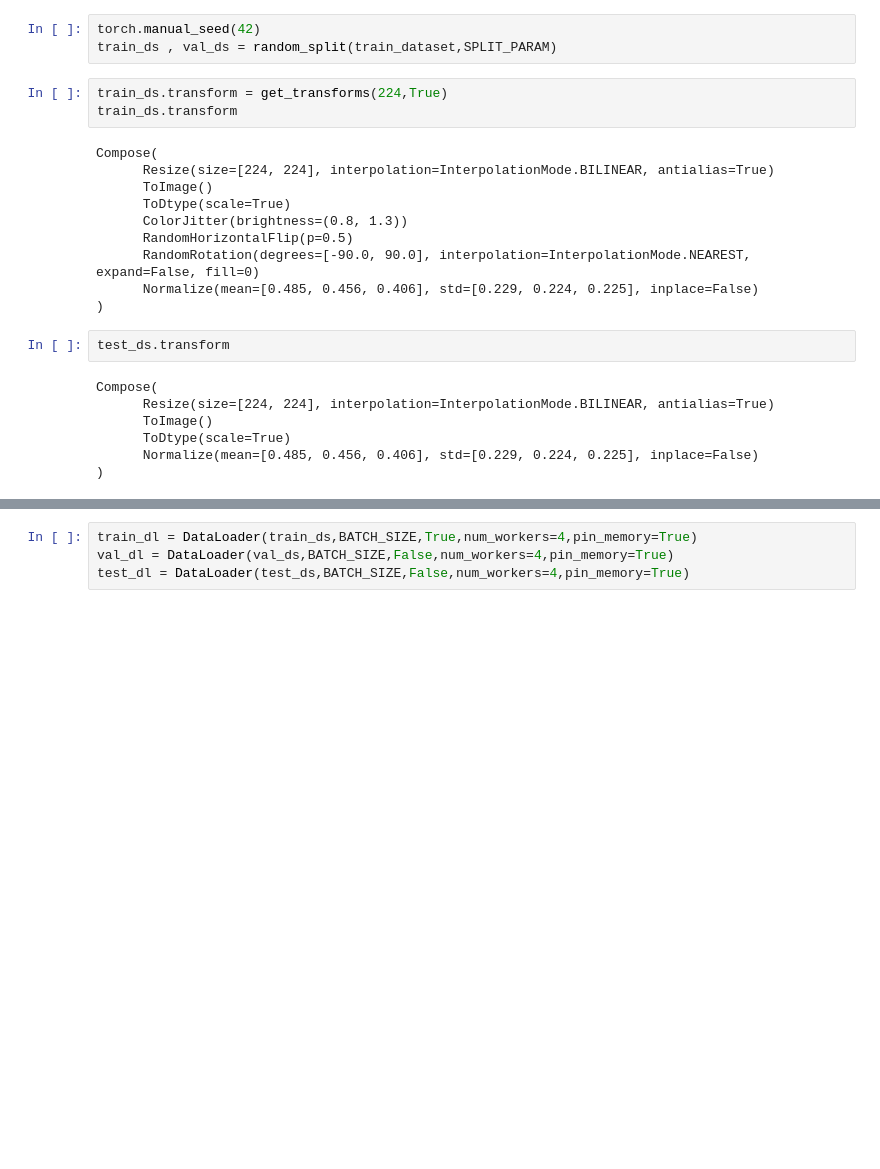
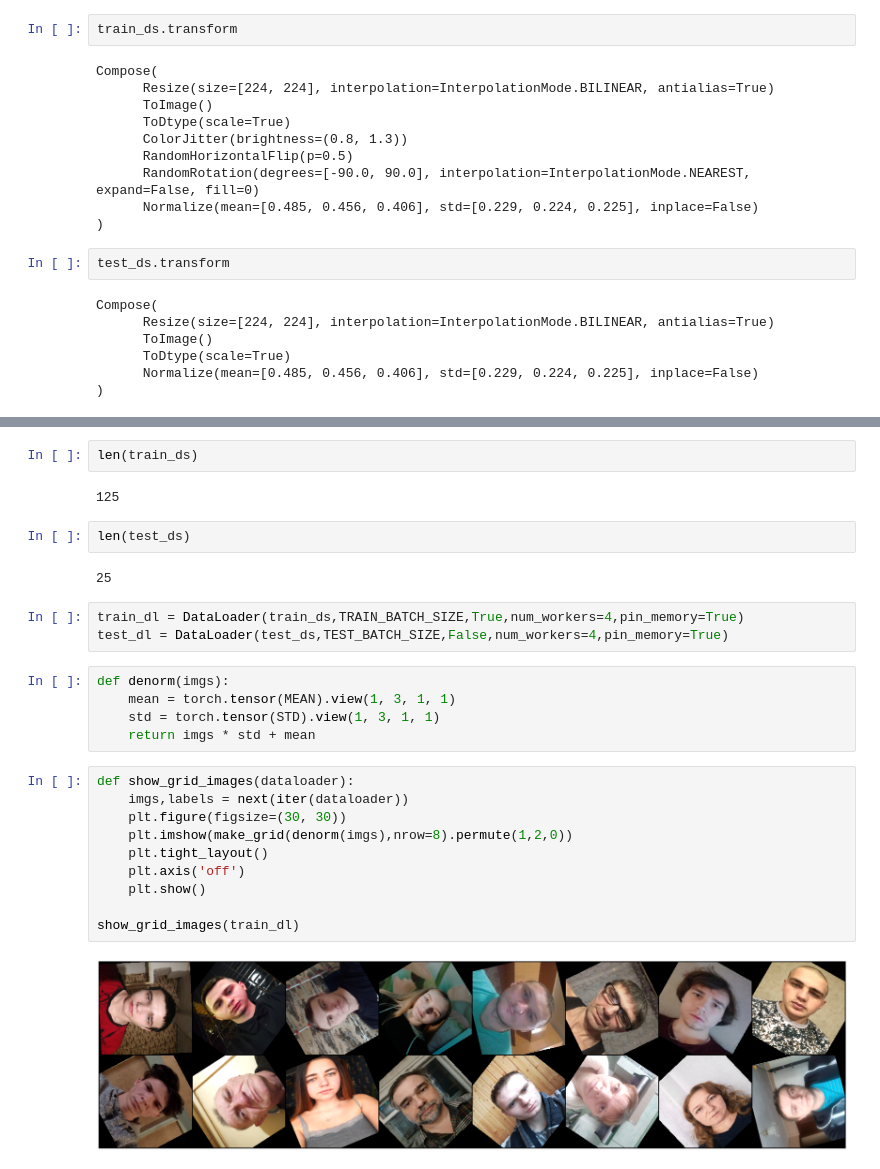
Before and after one commit to abdubakr77/FaceAge-Classifier, a Jupyter notebook: Face Age Classifier.ipynb, the cells around one changed output, grey strips where cells are left out. Cells and saved outputs as stored; diff of their text form; blank space fills up the shorter version.

Commit message:
remove: Validation dataset

```diff
--- a/Face Age Classifier.ipynb
+++ b/Face Age Classifier.ipynb
@@ -133,9 +132,5 @@ train_dataset = ImageFolder(TRAIN_PATH,get_transforms(224))
 test_ds = ImageFolder(TEST_PATH,get_transforms(224))
-# %%
-torch.manual_seed(42)
-train_ds , val_ds = random_split(train_dataset,SPLIT_PARAM)
 # %%
-train_ds.transform = get_transforms(224,True)
 train_ds.transform
 # %% [output]
 Compose(
@@ -170,6 +156,30 @@ train_ds.dataset.classes
 # %% [output]
 ['18-20', '21-30', '31-40', '41-50', '51-60']
+# %%
+len(train_ds)
+# %% [output]
+125
+# %%
+len(test_ds)
+# %% [output]
+25
 # %%
-train_dl = DataLoader(train_ds,BATCH_SIZE,True,num_workers=4,pin_memory=True)
-val_dl = DataLoader(val_ds,BATCH_SIZE,False,num_workers=4,pin_memory=True)
-test_dl = DataLoader(test_ds,BATCH_SIZE,False,num_workers=4,pin_memory=True)
+train_dl = DataLoader(train_ds,TRAIN_BATCH_SIZE,True,num_workers=4,pin_memory=True)
+test_dl = DataLoader(test_ds,TEST_BATCH_SIZE,False,num_workers=4,pin_memory=True)
+# %%
+def denorm(imgs):
+    mean = torch.tensor(MEAN).view(1, 3, 1, 1)
+    std = torch.tensor(STD).view(1, 3, 1, 1)
+    return imgs * std + mean
+# %%
+def show_grid_images(dataloader):
+    imgs,labels = next(iter(dataloader))
+    plt.figure(figsize=(30, 30))
+    plt.imshow(make_grid(denorm(imgs),nrow=8).permute(1,2,0))
+    plt.tight_layout()
+    plt.axis('off')
+    plt.show()
+
+show_grid_images(train_dl)
+# %% [output]
+[figure, added]
```
Also changed, not shown: parts of 5 cells of this notebook.
